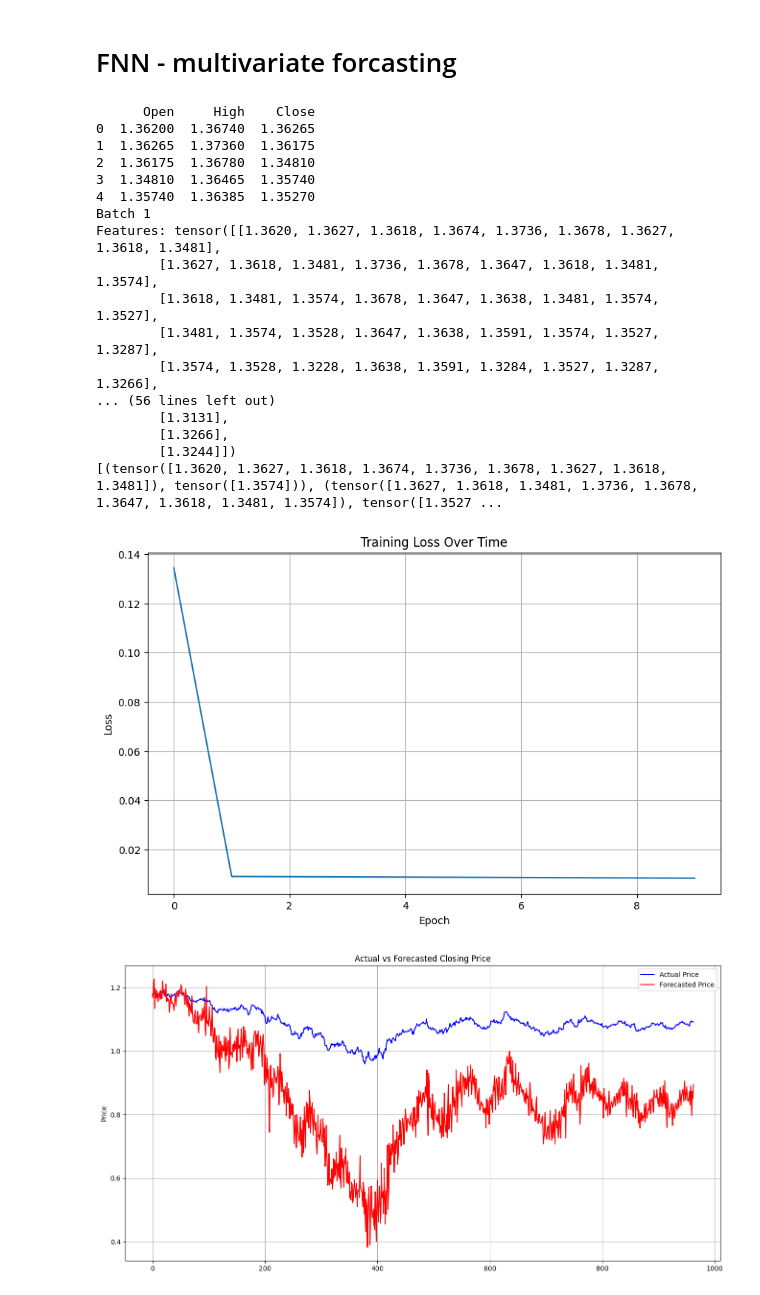
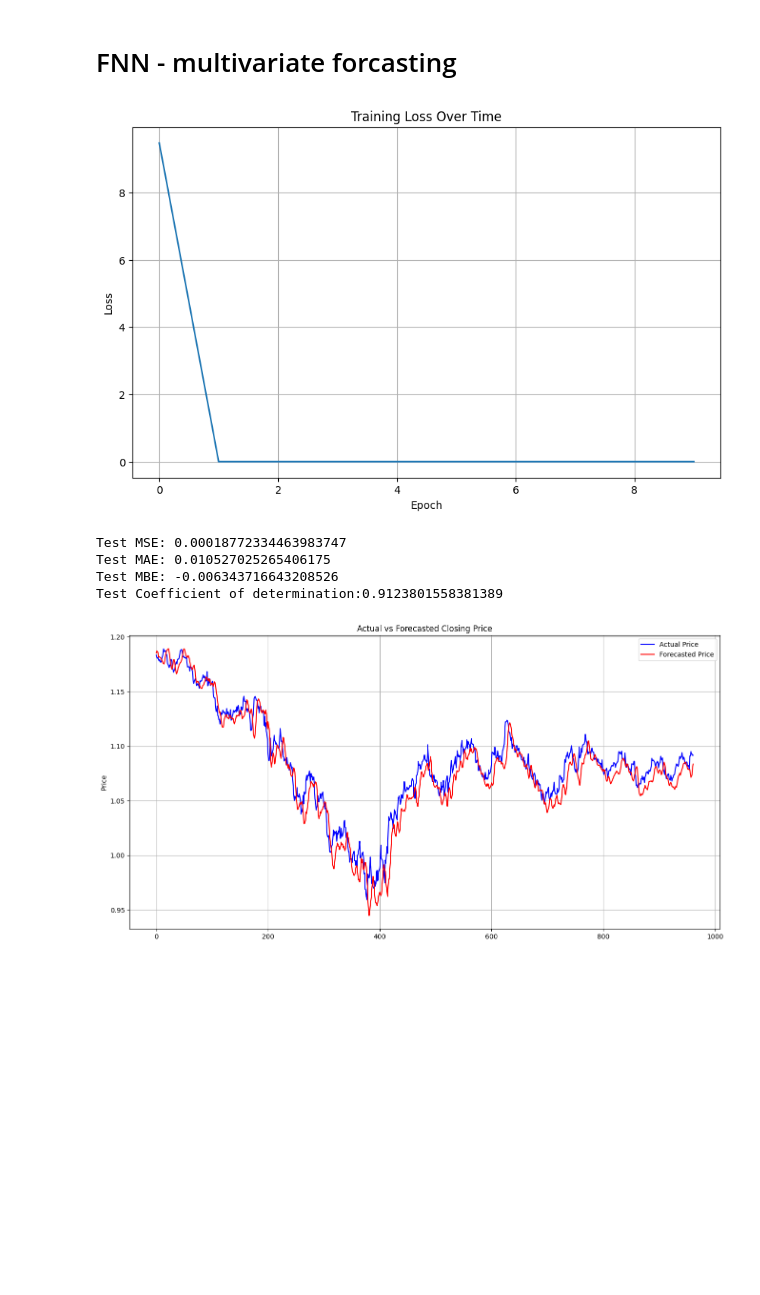
Before and after one commit to D-Mutabazi/Data-Engineering-Projects-and-Coursework, a Jupyter notebook: FNN_Forecast.ipynb, the cells around one changed output. Drawn from its saved outputs; the diff is of its cells as text; code cells hidden in the pictures; blank space fills up the shorter version.

```diff
--- a/FNN_Forecast.ipynb
+++ b/FNN_Forecast.ipynb
@@ -371,13 +372,13 @@ multifeatureData =multifeatureData[cols]
 
 
 ################################## Calculte the lagged features - Data Loader #####################################
-n_past= 3
+n_past= 6
 n_future =1
 target_column =-1
-selected_features = ['Open', 'High', 'Close']
+selected_features = ['Open', 'Close']
+# selected_features = ['200_sma','50_sma','12_ema','Close']
 data = multifeatureData[selected_features] #subset selection of features and model performance ->convert to numpy array if error
-print(data.head())
-
+# data = data.dropna()
 
 class mf_ForexDataset(Dataset):
     def __init__(self, data, n_past, n_future, target_column=1):
@@ -424,13 +425,15 @@ class mf_ForexDataset(Dataset):
 dataset = mf_ForexDataset(data, n_past, n_future, target_column)
 mf_dataloader = DataLoader(dataset, batch_size=32, shuffle=False)
 
-# Example: Iterate over the dataloader - verify shape
-for batch_idx, (features, labels) in enumerate(mf_dataloader):
-    print(f"Batch {batch_idx + 1}")
-    print(f"Features: {features}")  # (batch_size, n_past * num_features)
-    print(f"Labels: {labels}")      # (batch_size, 1)
-    # Use the features and labels for model training
-    break  # Break after the first batch for demonstration
+show_batch_data = 0
+if show_batch_data ==1:
+    # Example: Iterate over the dataloader - verify shape
+    for batch_idx, (features, labels) in enumerate(mf_dataloader):
+        print(f"Batch {batch_idx + 1}")
+        print(f"Features: {features}")  # (batch_size, n_past * num_features)
+        print(f"Labels: {labels}")      # (batch_size, 1)
+        # Use the features and labels for model training
+        break  # Break after the first batch for demonstration
 
 ############################ Pre-processing ->scale data, data split, dataloading ################################
 
@@ -439,10 +442,8 @@ train_size = int(0.8 * len(dataset))  # 80% for training
 test_size = len(dataset) - train_size
 
 
-
 train_dataset, test_dataset = train_test_split(dataset,  test_size=0.2, random_state=42, shuffle=False)
 
-print(train_dataset)
 
 train_loader = DataLoader(train_dataset, batch_size=32, shuffle=False)
 test_loader = DataLoader(test_dataset, batch_size=32, shuffle=False)
@@ -453,7 +454,7 @@ test_loader = DataLoader(test_dataset, batch_size=32, shuffle=False)
 ##################################### Train fNN model #######################################
 
 # Define the Neural Network
-input_size = data.shape[1]*n_past #input size
+input_size = data.shape[1]*n_past #input size determined but the number of
 hidden_size_1 = 10  # Hidden layer 1 size (# nuerons)
 hidden_size_2 = 10  # Hiden layer 2 size (# neurons)
 hidden_size_3 = 5   # hidden layer 3
@@ -544,53 +545,59 @@ for epoch in range(num_epochs):
 # Plot training loss history
 plt.figure(figsize=(10, 6))
 plt.plot(train_loss_history, label="Training Loss")
 plt.xlabel('Epoch')
 plt.ylabel('Loss')
 plt.title('Training Loss Over Time')
 plt.grid(True)
 plt.show()
 
-# Evaluate the model on the test set
+#
+
+# Test FNN model
+from sklearn.metrics import mean_squared_error
+from sklearn.metrics import mean_absolute_error
+from sklearn.metrics import r2_score
+
+
+#Evaluate the model on the test set
 actual_prices = []
 predicted_prices = []
+
 
 with torch.no_grad():  # Disable gradient computation during testing
     for batch_idx, (features, labels) in enumerate(test_loader):
         predicted_close = forward(features)
         actual_prices.extend(labels.tolist())  # Collect actual prices
         predicted_prices.extend(predicted_close.view(-1).tolist())  # Collect predicted prices
+
+# Evaluate the model
+
+predicted_prices = np.array(predicted_prices)
+actual_prices = np.array(actual_prices)
+
+test_mse = mean_squared_error(actual_prices, predicted_prices)
+test_mae = mean_absolute_error(actual_prices, predicted_prices)
+test_mbe = np.mean(predicted_prices - actual_prices) # mean bias error
+test_r2 = r2_score(actual_prices, predicted_prices)
+
+print(f'Test MSE: {test_mse}\nTest MAE: {test_mae}\nTest MBE: {test_mbe}\nTest Coefficient of determination:{test_r2}')
+
 
 # Plot actual vs predicted prices
 plt.figure(figsize=(16, 8))
 plt.plot(actual_prices, label="Actual Price", color='blue', linestyle='-')
 plt.plot(predicted_prices, label="Forecasted Price", color='red', linestyle='-')
 plt.ylabel('Price')
 plt.title('Actual vs Forecasted Closing Price')
 plt.legend()
 plt.grid(True)
 plt.show()
 
-
-# Test FNN model
-
 # Plot results
 # %% [output]
+[figure, new version]
-      Open     High    Close
-0  1.36200  1.36740  1.36265
-1  1.36265  1.37360  1.36175
-2  1.36175  1.36780  1.34810
-3  1.34810  1.36465  1.35740
-4  1.35740  1.36385  1.35270
-Batch 1
-Features: tensor([[1.3620, 1.3627, 1.3618, 1.3674, 1.3736, 1.3678, 1.3627, 1.3618, 1.3481],
-        [1.3627, 1.3618, 1.3481, 1.3736, 1.3678, 1.3647, 1.3618, 1.3481, 1.3574],
-        [1.3618, 1.3481, 1.3574, 1.3678, 1.3647, 1.3638, 1.3481, 1.3574, 1.3527],
-        [1.3481, 1.3574, 1.3528, 1.3647, 1.3638, 1.3591, 1.3574, 1.3527, 1.3287],
-        [1.3574, 1.3528, 1.3228, 1.3638, 1.3591, 1.3284, 1.3527, 1.3287, 1.3266],
-... (56 lines left out)
-        [1.3131],
-        [1.3266],
-        [1.3244]])
-[(tensor([1.3620, 1.3627, 1.3618, 1.3674, 1.3736, 1.3678, 1.3627, 1.3618, 1.3481]), tensor([1.3574])), (tensor([1.3627, 1.3618, 1.3481, 1.3736, 1.3678, 1.3647, 1.3618, 1.3481, 1.3574]), tensor([1.3527 ...
+Test MSE: 0.00018772334463983747
+Test MAE: 0.010527025265406175
+Test MBE: -0.006343716643208526
+Test Coefficient of determination:0.9123801558381389
-[figure, old version]
-[figure, old version]
+[figure, new version]
```
Also changed, not shown: parts of 1 cell of this notebook.
